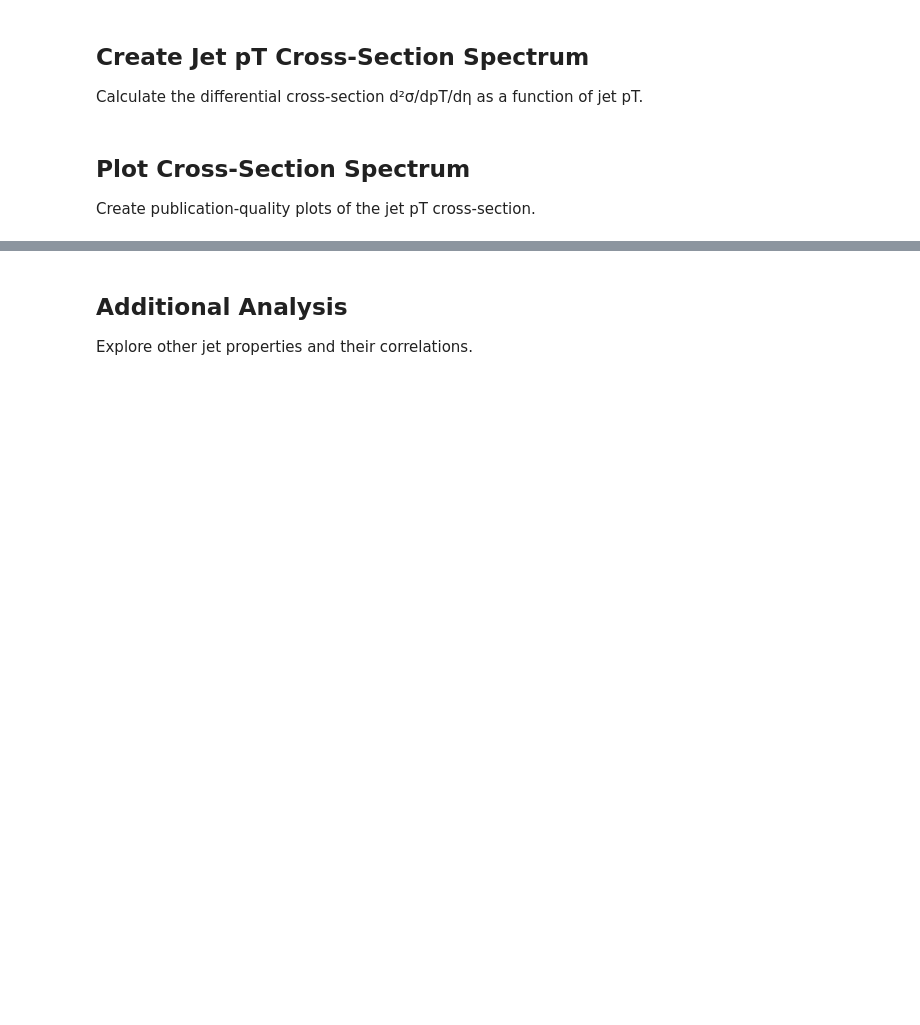
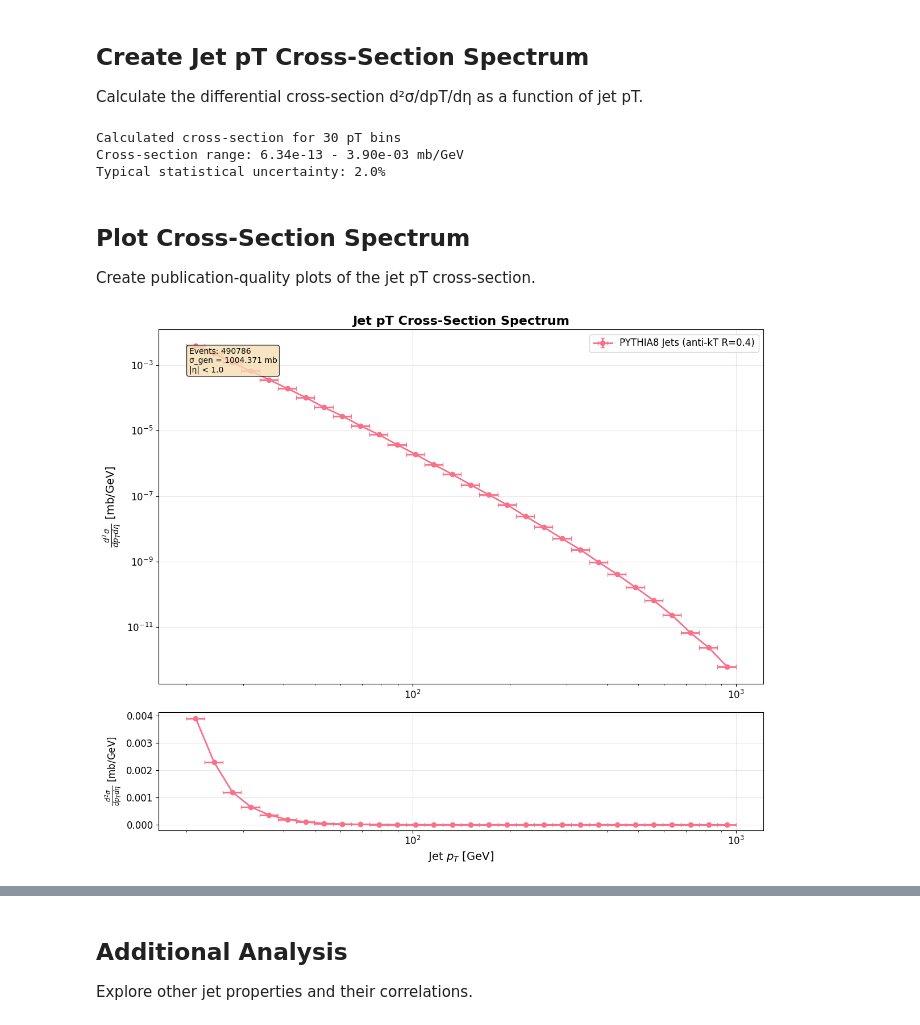
Before and after one commit to tch285/alian, a Jupyter notebook: alian/sandbox/pythia2parquet/jet_pt_analysis.ipynb, the cells around one changed output, grey strips where cells are left out. Drawn from its saved outputs; the diff is of its cells as text; code cells hidden in the pictures; blank space fills up the shorter version.

```diff
--- a/alian/sandbox/pythia2parquet/jet_pt_analysis.ipynb
+++ b/alian/sandbox/pythia2parquet/jet_pt_analysis.ipynb
@@ -43,12 +58,15 @@ print(f"pT range: {df_jets['pt'].min():.2f} - {df_jets['pt'].max():.2f} GeV")
 Calculate the differential cross-section d²σ/dpT/dη as a function of jet pT.
 # %%
 # Define pT binning (logarithmic spacing works well for jet pT spectra)
-pt_min, pt_max = 20, 100  # GeV
-n_bins = 20
+pt_min, pt_max = 20, 1000  # GeV
+n_bins = 30  # Reduced from 50 to 30 for better statistics per bin
 pt_bins = np.logspace(np.log10(pt_min), np.log10(pt_max), n_bins + 1)
 
 # Create histogram of jet pT
 counts, bin_edges = np.histogram(df_jets['pt'], bins=pt_bins, weights=df_jets['ev_weight'])
+
+# Calculate unweighted counts for proper error calculation
+counts_unweighted, _ = np.histogram(df_jets['pt'], bins=pt_bins)
 
 # Calculate bin centers and widths
 bin_centers = (bin_edges[1:] + bin_edges[:-1]) / 2
@@ -63,8 +81,22 @@ sum_weights = norm_data['sum_weights']
 delta_eta = 2.0
 cross_section = (counts / bin_widths) * (sigma_gen / sum_weights) / delta_eta  # mb/GeV
 
+# Calculate statistical uncertainties - safer division to avoid RuntimeWarning
+# For weighted histograms: sqrt(N_unweighted) * (weighted_average_weight)
+avg_weights = np.zeros_like(counts_unweighted, dtype=float)
+nonzero_mask = counts_unweighted > 0
+avg_weights[nonzero_mask] = counts[nonzero_mask] / counts_unweighted[nonzero_mask]
+
+counts_errors = np.sqrt(counts_unweighted) * avg_weights
+cross_section_errors = (counts_errors / bin_widths) * (sigma_gen / sum_weights) / delta_eta
+
 print(f"Calculated cross-section for {len(counts)} pT bins")
 print(f"Cross-section range: {cross_section[cross_section>0].min():.2e} - {cross_section.max():.2e} mb/GeV")
+print(f"Typical statistical uncertainty: {np.mean(cross_section_errors[cross_section>0]/cross_section[cross_section>0])*100:.1f}%")
+# %% [output]
+Calculated cross-section for 30 pT bins
+Cross-section range: 6.34e-13 - 3.90e-03 mb/GeV
+Typical statistical uncertainty: 2.0%
 # %% [markdown]
 ## Plot Cross-Section Spectrum
 
@@ -72,32 +104,37 @@ Create publication-quality plots of the jet pT cross-section.
 # %%
 # Create the main cross-section plot
 fig, (ax1, ax2) = plt.subplots(2, 1, figsize=(12, 10), gridspec_kw={'height_ratios': [3, 1]})
 
 # Main plot - log scale
 mask = cross_section > 0  # Only plot non-zero values
 ax1.errorbar(bin_centers[mask], cross_section[mask],
-             xerr=bin_widths[mask]/2, fmt='o-', capsize=3, markersize=6,
+             xerr=bin_widths[mask]/2, yerr=cross_section_errors[mask],
+             fmt='o-', capsize=3, markersize=6,
              label='PYTHIA8 Jets (anti-kT R=0.4)', linewidth=2)
 
 ax1.set_yscale('log')
 ax1.set_xscale('log')
 ax1.set_ylabel(r'$\frac{d^2\sigma}{dp_T d\eta}$ [mb/GeV]', fontsize=14)
 ax1.set_title('Jet pT Cross-Section Spectrum', fontsize=16, fontweight='bold')
 ax1.grid(True, alpha=0.3)
 ax1.legend(fontsize=12)
 
 # Add text box with simulation parameters
 textstr = f'Events: {norm_data["n_accepted"]}\nσ_gen = {sigma_gen:.3f} mb\n|η| < 1.0'
 props = dict(boxstyle='round', facecolor='wheat', alpha=0.8)
 ax1.text(0.05, 0.95, textstr, transform=ax1.transAxes, fontsize=10,
          verticalalignment='top', bbox=props)
 
 # Bottom panel - linear scale for better visibility of shape
-ax2.plot(bin_centers[mask], cross_section[mask], 'o-', markersize=6, linewidth=2)
+ax2.errorbar(bin_centers[mask], cross_section[mask],
+             xerr=bin_widths[mask]/2, yerr=cross_section_errors[mask],
+             fmt='o-', markersize=6, linewidth=2, capsize=2)
 ax2.set_xlabel(r'Jet $p_T$ [GeV]', fontsize=14)
 ax2.set_ylabel(r'$\frac{d^2\sigma}{dp_T d\eta}$ [mb/GeV]', fontsize=12)
 ax2.grid(True, alpha=0.3)
 ax2.set_xscale('log')
 
 plt.tight_layout()
 plt.show()
+# %% [output]
+[figure, added]
```
Also changed, not shown: parts of 11 cells of this notebook, 2 other files.
